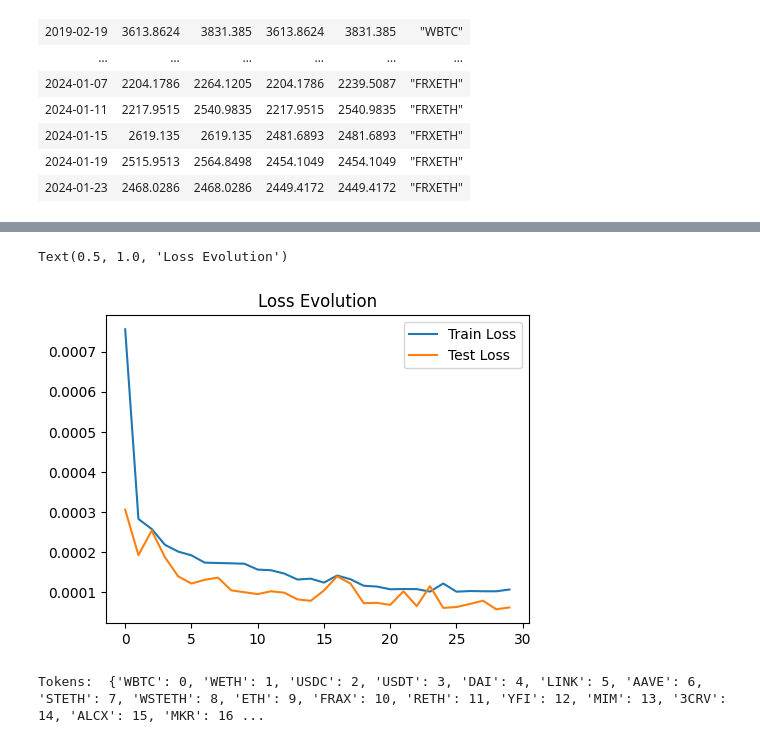
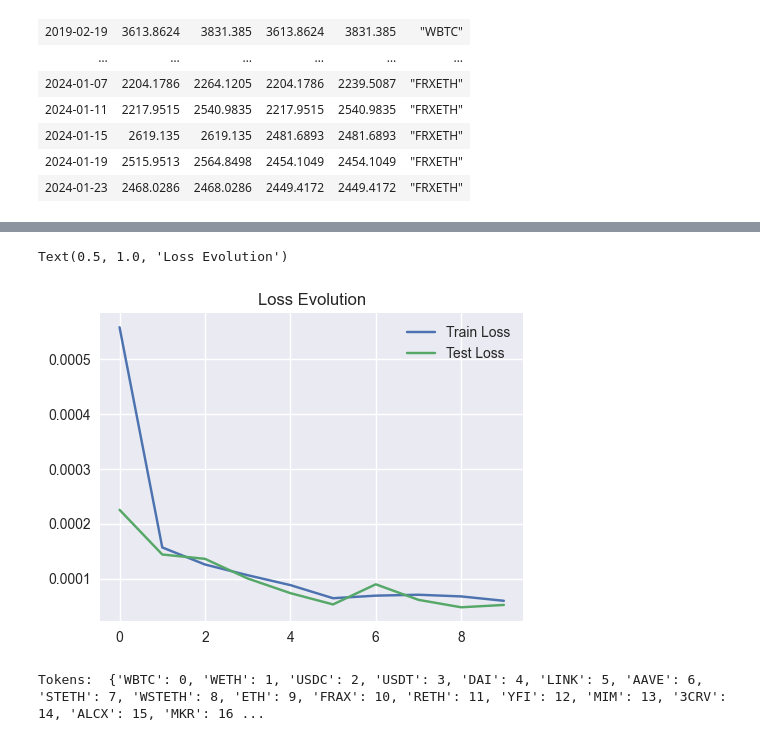
Before and after one commit to KibokoDao-Africa/TokenPricePredictionModel, a Jupyter notebook: model.ipynb, the cells around one changed output, grey strips where cells are left out. Cells and saved outputs as stored; diff of their text form; code cells hidden in the pictures.

Commit message:
Add Open High, and Low price to model's prediction

```diff
--- a/model.ipynb
+++ b/model.ipynb
@@ -5,18 +5,27 @@ import numpy as np
 import matplotlib.pyplot as plt
 from sklearn.model_selection import train_test_split
 import tensorflow as tf
+
+plt.style.use("seaborn-v0_8")
 # %%
 loader = DatasetsLoader()
 df = loader.load('tokens-ohcl')
 data = df.to_pandas()
 data.set_index("date", inplace=True)    # index the date column
 
-# normalize the close column
-min_close = data["Close"].min()
-max_close = data["Close"].max()
-print(f"Min close: {min_close}, Max close: {max_close}")
-data["Close"] = (data["Close"] - min_close) / (max_close - min_close)
-print(f"Min close: {data['Close'].min()}, Max close: {data['Close'].max()}")
+prices = ['Open', 'High', 'Low', 'Close']   # the prices to predict
+
+# normalize the 4 columns
+min_price = data[prices].values.min()
+max_price = data[prices].values.max()
+print(f"Min price: {min_price}, Max price: {max_price}")
+
+data[prices] = (data[prices] - min_price) / (max_price - min_price)
+print(f"Min price: {data[prices].values.min()}, Max price: {data[prices].values.max()}")
+
+# min_price = min_price.values
+# max_price = max_price.values
+
 display(data.head())
 display(data.tail())
 
@@ -94,16 +106,16 @@ X_test shape: (1856, 60, 1)
 # %%
 # construct model
 training_model = tf.keras.Sequential([
-    tf.keras.layers.LSTM(50, return_sequences=True),
-    tf.keras.layers.LSTM(50),
-    tf.keras.layers.Dense(1)
+    tf.keras.layers.LSTM(64, return_sequences=True),
+    tf.keras.layers.LSTM(64),
+    tf.keras.layers.Dense(len(prices))    # output layer with the same number of columns as the input
 ])
 
 # compile the model
-training_model.compile(optimizer=tf.keras.optimizers.Adam(learning_rate=0.001), loss='mean_squared_error')
+training_model.compile(optimizer=tf.keras.optimizers.Adam(learning_rate=0.002), loss='mean_squared_error')
 
 # train the model
-history = training_model.fit(X_train, y_train, epochs=30, batch_size=64, validation_data=(X_test, y_test))
+history = training_model.fit(X_train, y_train, epochs=10, batch_size=16, validation_data=(X_test, y_test))
 
 # plot the training and validation loss
 plt.figure(figsize=(12, 4))
@@ -133,4 +148,4 @@ Epoch 30/30
 Text(0.5, 1.0, 'Loss Evolution')
-[figure, old version]
+[figure, new version]
 # %%
 class InferenceModel(tf.keras.Model):
```
Also changed, not shown: parts of 8 cells of this notebook, 4 other files.
